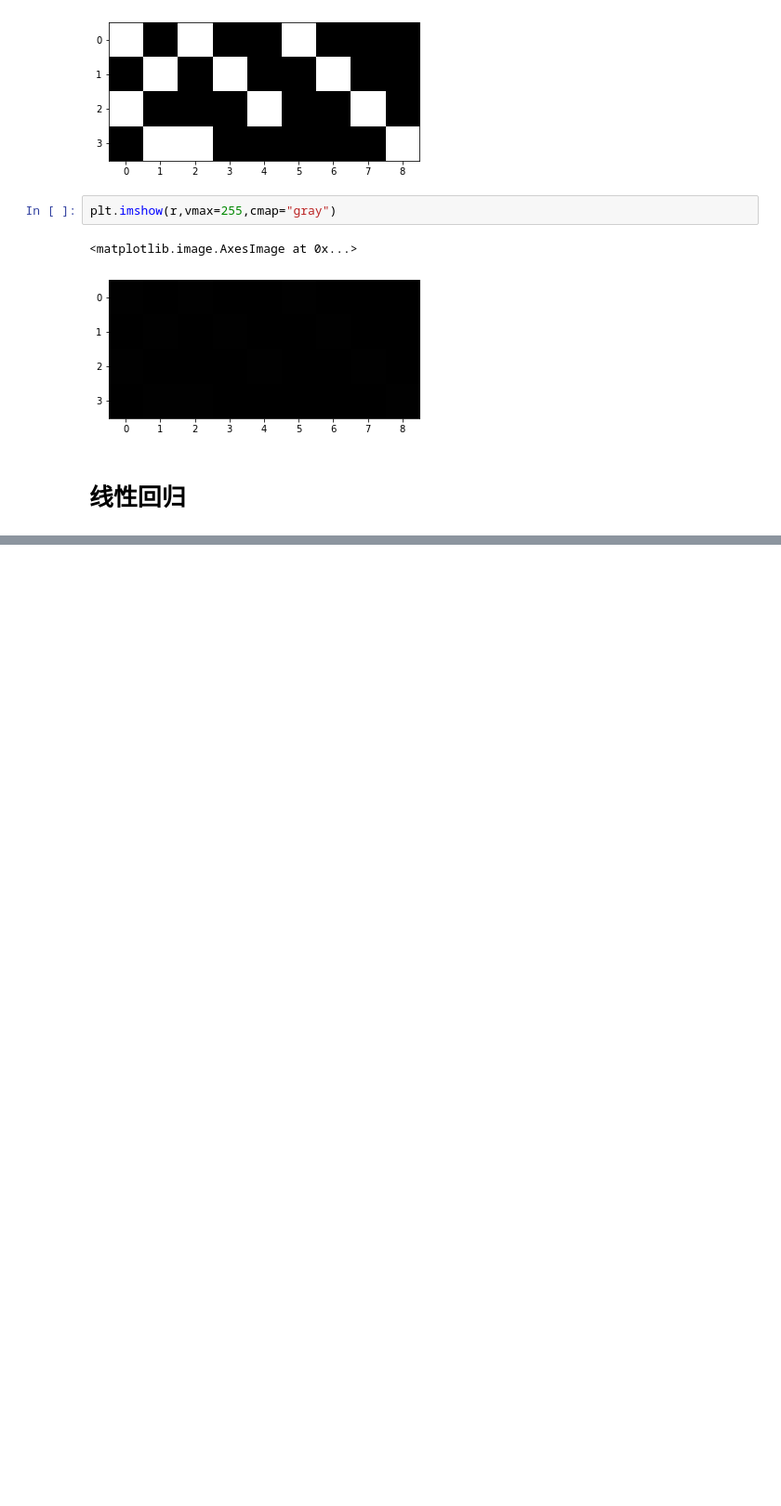
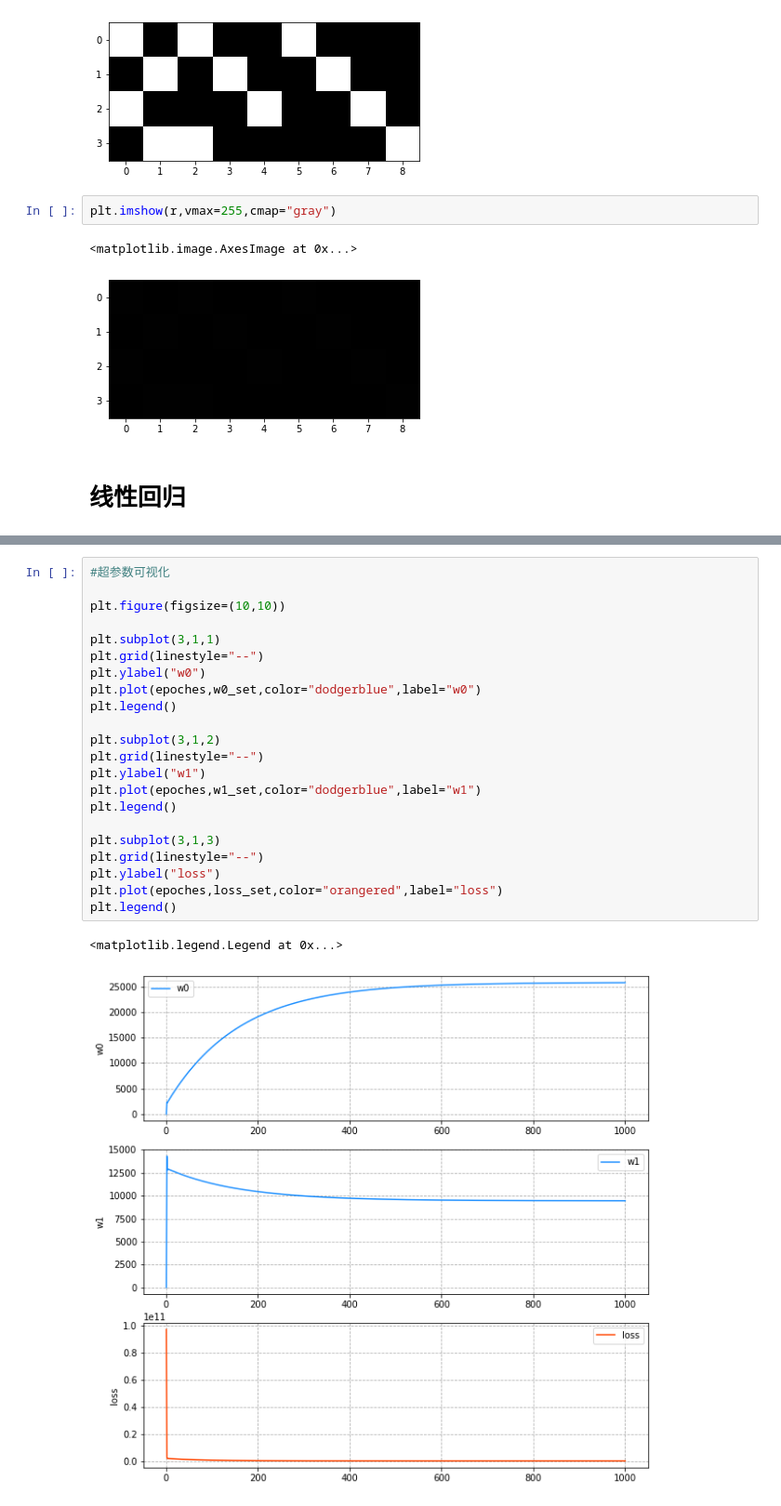
Before and after one commit to wangxiaomi88/machine_learning_Regression_Model, a Jupyter notebook: day01/数据预处理.ipynb, the cells around one changed output, grey strips where cells are left out. Shown at 93% size. Drawn from its saved outputs; the diff is of its cells as text; blank space fills up the shorter version.

```diff
--- a/day01/数据预处理.ipynb
+++ b/day01/数据预处理.ipynb
@@ -160,2 +202,27 @@ print(loss)
+# %%
+#超参数可视化
+
+plt.figure(figsize=(10,10))
+
+plt.subplot(3,1,1)
+plt.grid(linestyle="--")
+plt.ylabel("w0")
+plt.plot(epoches,w0_set,color="dodgerblue",label="w0")
+plt.legend()
+
+plt.subplot(3,1,2)
+plt.grid(linestyle="--")
+plt.ylabel("w1")
+plt.plot(epoches,w1_set,color="dodgerblue",label="w1")
+plt.legend()
+
+plt.subplot(3,1,3)
+plt.grid(linestyle="--")
+plt.ylabel("loss")
+plt.plot(epoches,loss_set,color="orangered",label="loss")
+plt.legend()
+# %% [output]
+<matplotlib.legend.Legend at 0x...>
+[figure, added]
 # %%
 #绘制回归线
```
Also changed, not shown: parts of 9 cells of this notebook, 5 other files.
